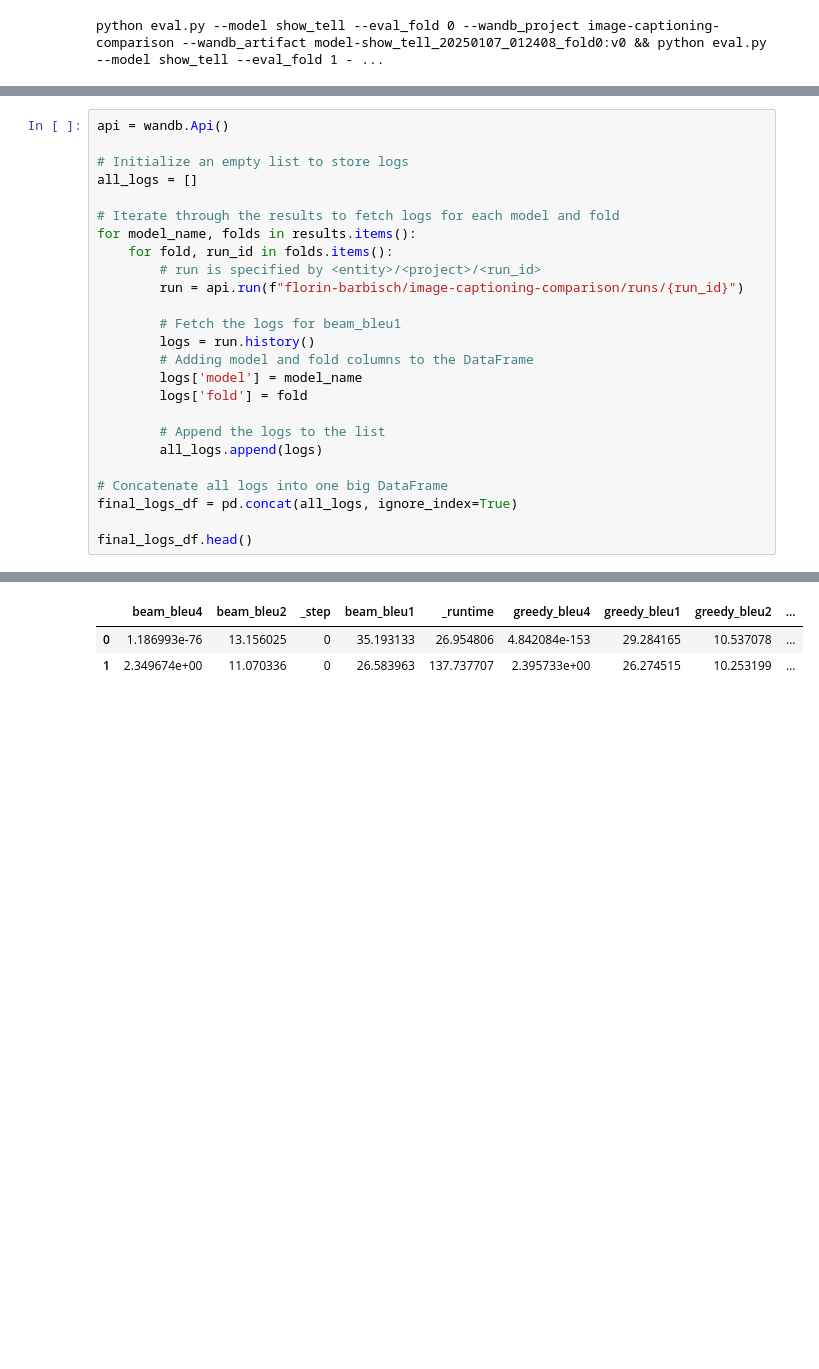
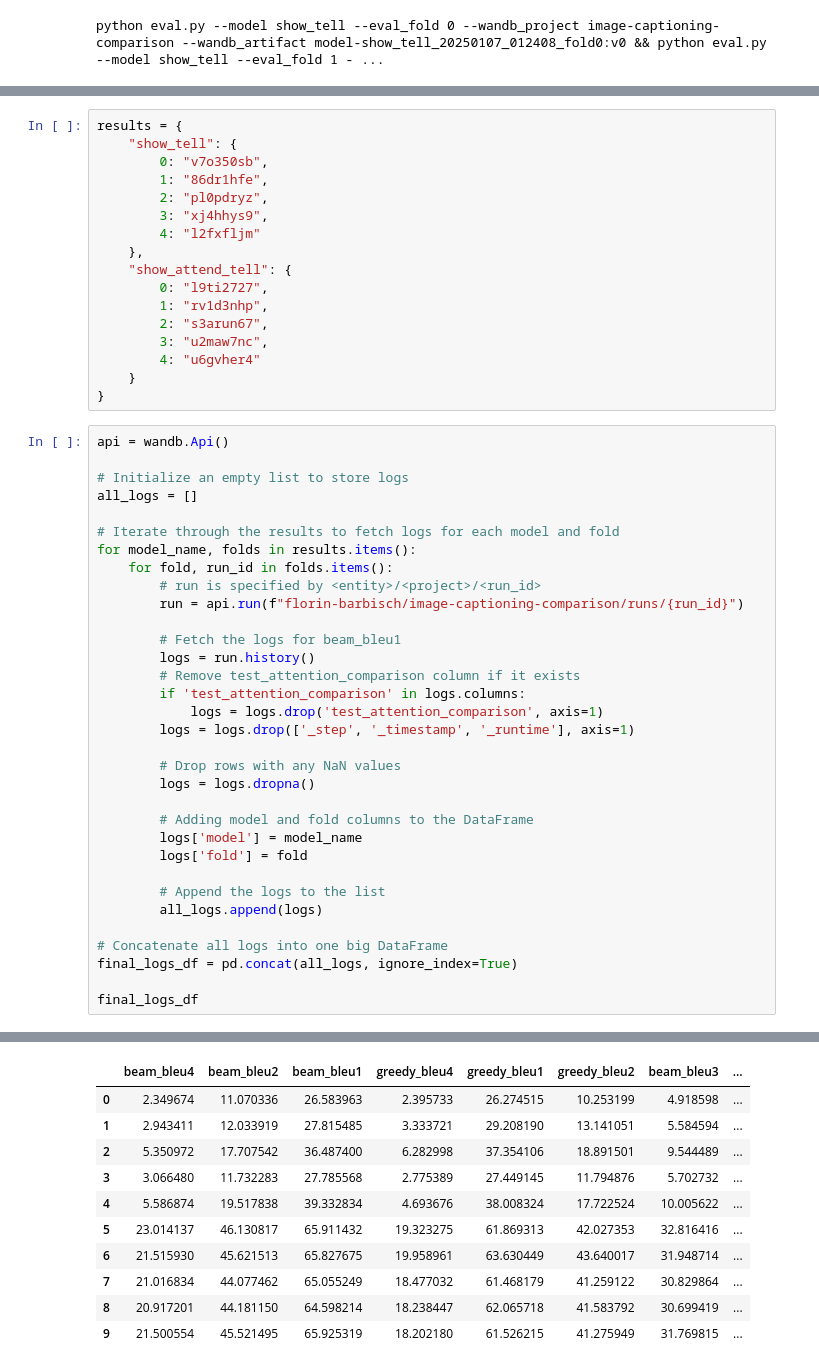
Before and after one commit to florinbarbisch/vdl, a Jupyter notebook: notebook.ipynb, the cells around one changed output, grey strips where cells are left out. Drawn from its saved outputs; the diff is of its cells as text; blank space fills up the shorter version.

```diff
--- a/notebook.ipynb
+++ b/notebook.ipynb
@@ -74,3 +56,20 @@ results = {
+# %%
+results = {
+    "show_tell": {
+        0: "v7o350sb",
+        1: "86dr1hfe",
+        2: "pl0pdryz",
+        3: "xj4hhys9",
+        4: "l2fxfljm"
+    },
+    "show_attend_tell": {
+        0: "l9ti2727",
+        1: "rv1d3nhp",
+        2: "s3arun67",
+        3: "u2maw7nc",
+        4: "u6gvher4"
+    }
+}
 # %%
 api = wandb.Api()
 
@@ -85,6 +84,14 @@ for model_name, folds in results.items():
 
         # Fetch the logs for beam_bleu1
         logs = run.history()
+        # Remove test_attention_comparison column if it exists
+        if 'test_attention_comparison' in logs.columns:
+            logs = logs.drop('test_attention_comparison', axis=1)
+        logs = logs.drop(['_step', '_timestamp', '_runtime'], axis=1)
+
+        # Drop rows with any NaN values
+        logs = logs.dropna()
+
         # Adding model and fold columns to the DataFrame
         logs['model'] = model_name
         logs['fold'] = fold
@@ -95,7 +102,7 @@ for model_name, folds in results.items():
 # Concatenate all logs into one big DataFrame
 final_logs_df = pd.concat(all_logs, ignore_index=True)
 
-final_logs_df.head()
+final_logs_df
 # %% [output]
 True
 True
@@ -102,3 +117,11 @@ True
-|  | beam_bleu4 | beam_bleu2 | _step | beam_bleu1 | _runtime | greedy_bleu4 | greedy_bleu1 | greedy_bleu2 | ... |
-| 0 | 1.186993e-76 | 13.156025 | 0 | 35.193133 | 26.954806 | 4.842084e-153 | 29.284165 | 10.537078 | ... |
-| 1 | 2.349674e+00 | 11.070336 | 0 | 26.583963 | 137.737707 | 2.395733e+00 | 26.274515 | 10.253199 | ... |
+|  | beam_bleu4 | beam_bleu2 | beam_bleu1 | greedy_bleu4 | greedy_bleu1 | greedy_bleu2 | beam_bleu3 | ... |
+| 0 | 2.349674 | 11.070336 | 26.583963 | 2.395733 | 26.274515 | 10.253199 | 4.918598 | ... |
+| 1 | 2.943411 | 12.033919 | 27.815485 | 3.333721 | 29.208190 | 13.141051 | 5.584594 | ... |
+| 2 | 5.350972 | 17.707542 | 36.487400 | 6.282998 | 37.354106 | 18.891501 | 9.544489 | ... |
+| 3 | 3.066480 | 11.732283 | 27.785568 | 2.775389 | 27.449145 | 11.794876 | 5.702732 | ... |
+| 4 | 5.586874 | 19.517838 | 39.332834 | 4.693676 | 38.008324 | 17.722524 | 10.005622 | ... |
+| 5 | 23.014137 | 46.130817 | 65.911432 | 19.323275 | 61.869313 | 42.027353 | 32.816416 | ... |
+| 6 | 21.515930 | 45.621513 | 65.827675 | 19.958961 | 63.630449 | 43.640017 | 31.948714 | ... |
+| 7 | 21.016834 | 44.077462 | 65.055249 | 18.477032 | 61.468179 | 41.259122 | 30.829864 | ... |
+| 8 | 20.917201 | 44.181150 | 64.598214 | 18.238447 | 62.065718 | 41.583792 | 30.699419 | ... |
+| 9 | 21.500554 | 45.521495 | 65.925319 | 18.202180 | 61.526215 | 41.275949 | 31.769815 | ... |
```
Also changed, not shown: parts of 5 cells of this notebook.
